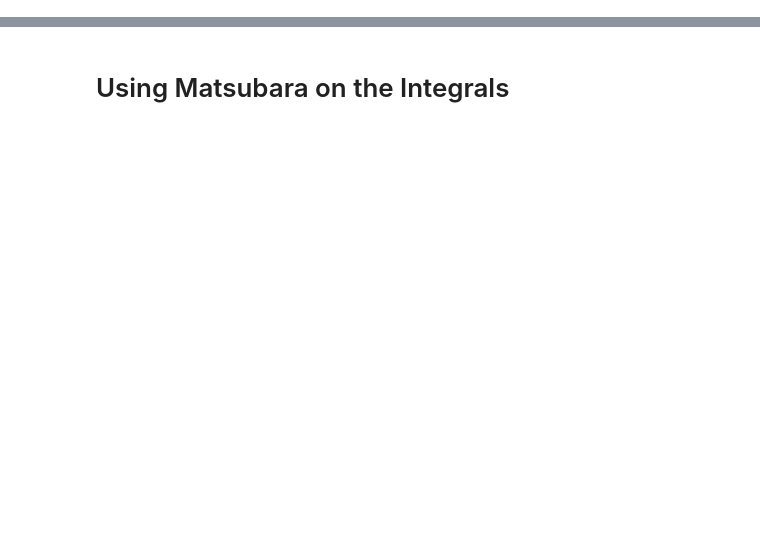
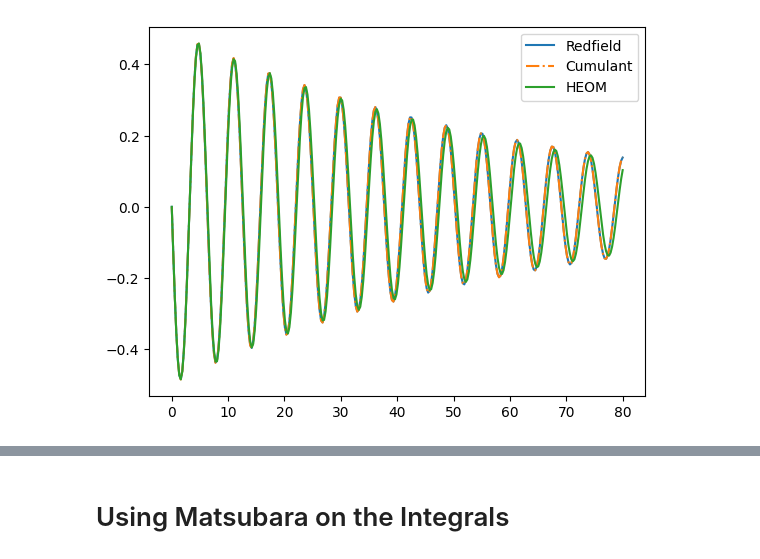
Before and after one commit to mcditoos/NonMarkovianMethods, a Jupyter notebook: nmm/cumulant/testing.ipynb, the cells around one changed output, grey strips where cells are left out. Cells and saved outputs as stored; diff of their text form; code cells hidden in the pictures; blank space fills up the shorter version.

```diff
--- a/nmm/cumulant/testing.ipynb
+++ b/nmm/cumulant/testing.ipynb
@@ -116,0 +153,11 @@ pop_br=[i[0,1] for i in resultBR.states]
+# %%
+pop=[np.imag(i[0,1]) for i in result.states]
+cohcum=[np.imag(i[0,1]) for i in cum_r]
+cohred=[np.imag(i[0,1].conj()) for i in red_r]
+plt.plot(t,cohred,label="Redfield")
+plt.plot(cc.t,cohcum,"-.",label="Cumulant")
+plt.plot(t,pop,label="HEOM")
+plt.legend()
+plt.show()
+# %% [output]
+[figure, added]
```
Also changed, not shown: parts of 32 cells of this notebook, 3 other files.
